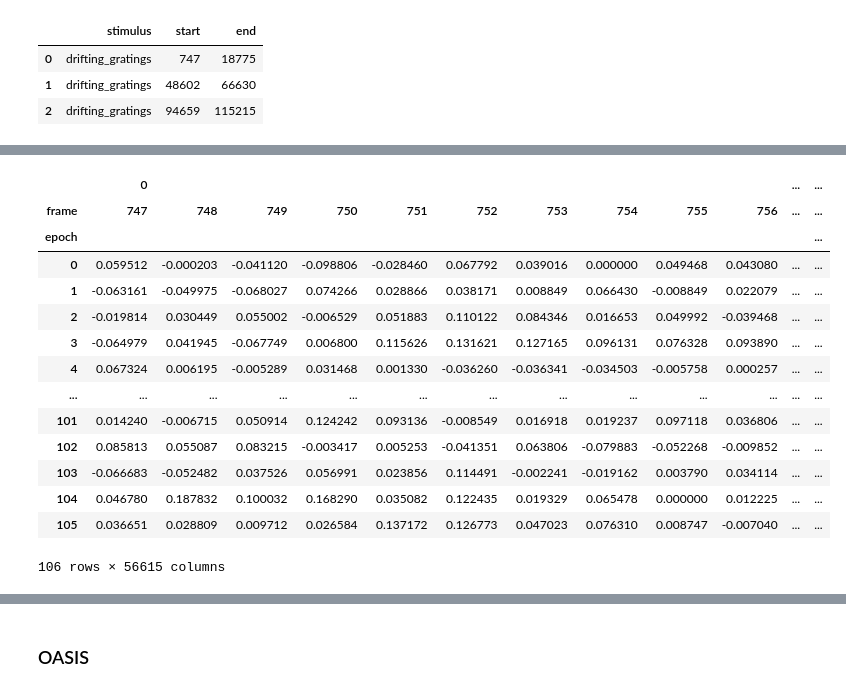
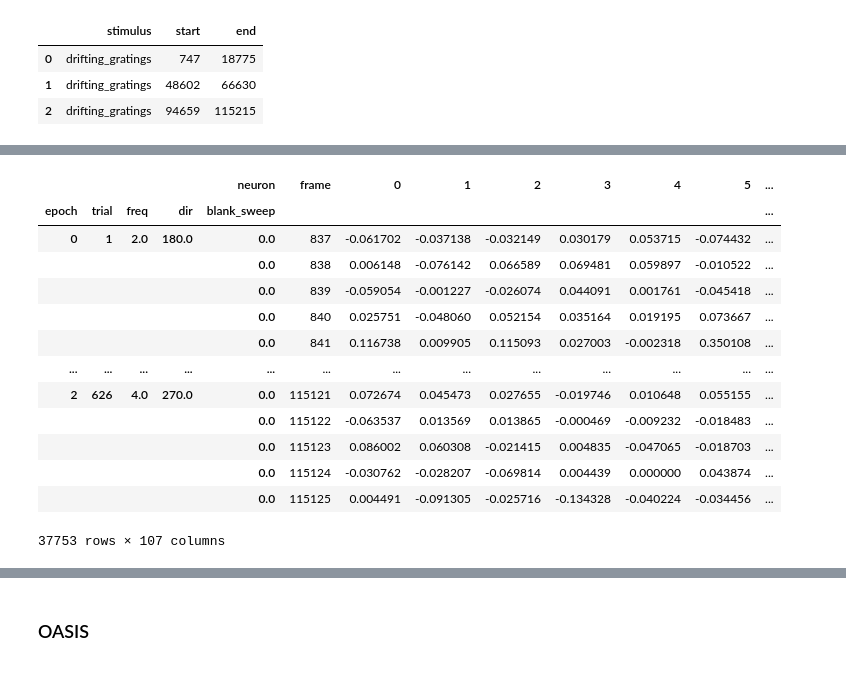
Before and after one commit to toniklenk/NeuralDataScience, a Jupyter notebook: Abschlussprojekt/practical01.ipynb, the cells around one changed output, grey strips where cells are left out. Cells and saved outputs as stored; diff of their text form; code cells hidden in the pictures.

```diff
--- a/Abschlussprojekt/practical01.ipynb
+++ b/Abschlussprojekt/practical01.ipynb
@@ -374,8 +346,0 @@ stim["end"] = stim["end"].astype(int)
-# %%
-df = pd.DataFrame(dff)
-# name row index "neuron"
-df.index.name = "neuron"
-
-# name columns "frame"
-df.columns.name = "frame"
-df
@@ -416,29 +389,43 @@ IntervalIndex([[747, 18775], [48602, 66630], [94659, 115215]], dtype='interval[i
+# %%
+def is_drifting_grating(start, end):
+    return (
+        ((start > 747) and (end < 18775))
+        or ((start > 48602) and (end < 66630))
+        or ((start > 94659) and (end < 115215))
+    )
 # %%
-# cut out drifting grating epochs
+# cut out trials from df
 records = []
-for i, row in drifting_epochs.iterrows():
+for i, row in trials.iterrows():
+    # check if trial is a drifting grating stimulus
+    if not is_drifting_grating(row.start, row.end):
+        continue
     # get all neurons in this epoch
-    epoch_df = df.loc[:, row.start:row.end]
-    # add epoch number as column index
-    epoch_df.columns = pd.MultiIndex.from_product([[i], epoch_df.columns])
+    trial_df = df.loc[pd.IndexSlice[:, row.start : row.end], :]
+    trial_df.insert(0, "trial", i)
+    trial_df.insert(0, "freq", row.frequency)
+    trial_df.insert(0, "dir", row.direction)
+    trial_df.insert(0, "blank_sweep", row.blank_sweep)
+    # add trial number as index
+    trial_df.reset_index(inplace=True, drop=False)
+    trial_df.set_index(["epoch", "trial", "freq", "dir", "blank_sweep"], inplace=True)
     # add to records
-    records.append(epoch_df)
+    records.append(trial_df)
 # create dataframe from records
-df_drifting = pd.concat(records, axis=1)
-df_drifting
+df_trials = pd.concat(records, axis=0)
+df_trials
 # %% [output]
-|  | 0 |  |  |  |  |  |  |  |  |  | ... | ... |
-| frame | 747 | 748 | 749 | 750 | 751 | 752 | 753 | 754 | 755 | 756 | ... | ... |
-| epoch |  |  |  |  |  |  |  |  |  |  |  | ... |
-| 0 | 0.059512 | -0.000203 | -0.041120 | -0.098806 | -0.028460 | 0.067792 | 0.039016 | 0.000000 | 0.049468 | 0.043080 | ... | ... |
-| 1 | -0.063161 | -0.049975 | -0.068027 | 0.074266 | 0.028866 | 0.038171 | 0.008849 | 0.066430 | -0.008849 | 0.022079 | ... | ... |
-| 2 | -0.019814 | 0.030449 | 0.055002 | -0.006529 | 0.051883 | 0.110122 | 0.084346 | 0.016653 | 0.049992 | -0.039468 | ... | ... |
-| 3 | -0.064979 | 0.041945 | -0.067749 | 0.006800 | 0.115626 | 0.131621 | 0.127165 | 0.096131 | 0.076328 | 0.093890 | ... | ... |
-| 4 | 0.067324 | 0.006195 | -0.005289 | 0.031468 | 0.001330 | -0.036260 | -0.036341 | -0.034503 | -0.005758 | 0.000257 | ... | ... |
+|  |  |  |  | neuron | frame | 0 | 1 | 2 | 3 | 4 | 5 | ... |
+| epoch | trial | freq | dir | blank_sweep |  |  |  |  |  |  |  | ... |
+| 0 | 1 | 2.0 | 180.0 | 0.0 | 837 | -0.061702 | -0.037138 | -0.032149 | 0.030179 | 0.053715 | -0.074432 | ... |
+|  |  |  |  | 0.0 | 838 | 0.006148 | -0.076142 | 0.066589 | 0.069481 | 0.059897 | -0.010522 | ... |
+|  |  |  |  | 0.0 | 839 | -0.059054 | -0.001227 | -0.026074 | 0.044091 | 0.001761 | -0.045418 | ... |
+|  |  |  |  | 0.0 | 840 | 0.025751 | -0.048060 | 0.052154 | 0.035164 | 0.019195 | 0.073667 | ... |
+|  |  |  |  | 0.0 | 841 | 0.116738 | 0.009905 | 0.115093 | 0.027003 | -0.002318 | 0.350108 | ... |
 | ... | ... | ... | ... | ... | ... | ... | ... | ... | ... | ... | ... | ... |
-| 101 | 0.014240 | -0.006715 | 0.050914 | 0.124242 | 0.093136 | -0.008549 | 0.016918 | 0.019237 | 0.097118 | 0.036806 | ... | ... |
-| 102 | 0.085813 | 0.055087 | 0.083215 | -0.003417 | 0.005253 | -0.041351 | 0.063806 | -0.079883 | -0.052268 | -0.009852 | ... | ... |
-| 103 | -0.066683 | -0.052482 | 0.037526 | 0.056991 | 0.023856 | 0.114491 | -0.002241 | -0.019162 | 0.003790 | 0.034114 | ... | ... |
-| 104 | 0.046780 | 0.187832 | 0.100032 | 0.168290 | 0.035082 | 0.122435 | 0.019329 | 0.065478 | 0.000000 | 0.012225 | ... | ... |
-| 105 | 0.036651 | 0.028809 | 0.009712 | 0.026584 | 0.137172 | 0.126773 | 0.047023 | 0.076310 | 0.008747 | -0.007040 | ... | ... |
+| 2 | 626 | 4.0 | 270.0 | 0.0 | 115121 | 0.072674 | 0.045473 | 0.027655 | -0.019746 | 0.010648 | 0.055155 | ... |
+|  |  |  |  | 0.0 | 115122 | -0.063537 | 0.013569 | 0.013865 | -0.000469 | -0.009232 | -0.018483 | ... |
+|  |  |  |  | 0.0 | 115123 | 0.086002 | 0.060308 | -0.021415 | 0.004835 | -0.047065 | -0.018703 | ... |
+|  |  |  |  | 0.0 | 115124 | -0.030762 | -0.028207 | -0.069814 | 0.004439 | 0.000000 | 0.043874 | ... |
+|  |  |  |  | 0.0 | 115125 | 0.004491 | -0.091305 | -0.025716 | -0.134328 | -0.040224 | -0.034456 | ... |
-106 rows × 56615 columns
+37753 rows × 107 columns
```
Also changed, not shown: parts of 50 cells of this notebook, 1 other file.
